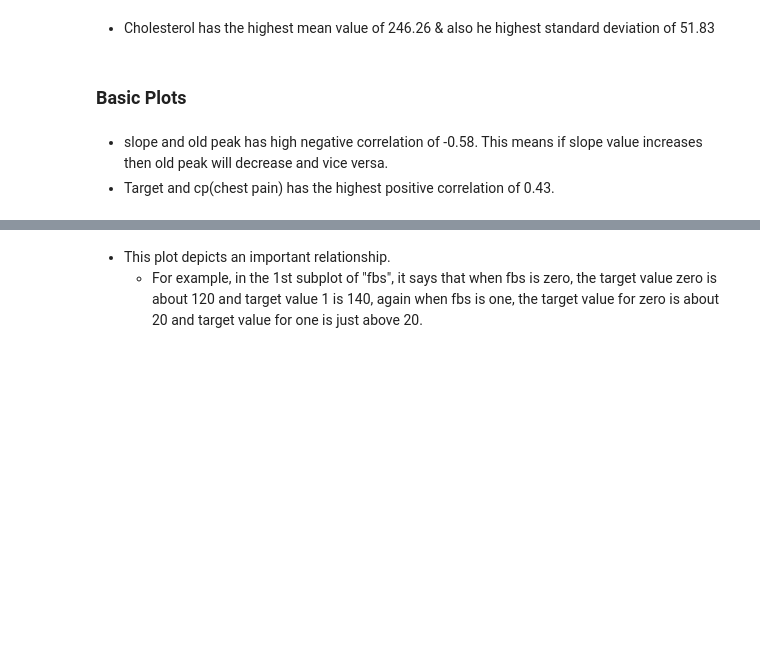
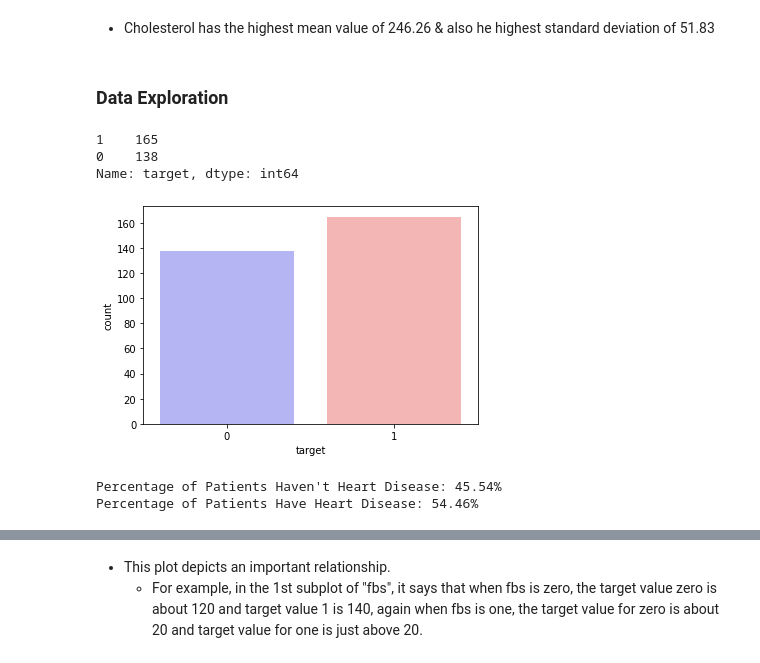
Before and after one commit to sueshow/Comp_Kaggle, a Jupyter notebook: Kaggle_SVM_Heart Disease UCI.ipynb, the cells around one changed output, grey strips where cells are left out. Cells and saved outputs as stored; diff of their text form; code cells hidden in the pictures; blank space fills up the shorter version.

```diff
--- a/Kaggle_SVM_Heart Disease UCI.ipynb
+++ b/Kaggle_SVM_Heart Disease UCI.ipynb
@@ -23,0 +41,3 @@ Unpacking objects: 100% (6/6), done.
+# %%
+df = pd.read_csv('/content/Kaggle/Content/Heart Disease UCI/heart.csv')
+df.head()
@@ -86,3 +68,0 @@ from sklearn.metrics import accuracy_score,confusion_matrix,roc_auc_score
-# %%
-df = pd.read_csv('https://drive.google.com/drive/folders/14pUuY7P4J3vvAyNF-I2ZwVGv5wk4TZep/heart.csv')
-df.head()
@@ -103,4 +129,2 @@ df.describe().T.style.bar(subset=['mean'], color='#205ff2')\
 # %% [markdown]
 * Cholesterol has the highest mean value of 246.26 & also he highest standard deviation of 51.83
-# %% [markdown]
-### Basic Plots
@@ -110,3 +131,21 @@ sns.heatmap(df.corr(), annot=True)
-# %% [markdown]
-* slope and old peak has high negative correlation of -0.58. This means if slope value increases then old peak will decrease and vice versa.
-* Target and cp(chest pain) has the highest positive correlation of 0.43.
+# %% [markdown]
+### Data Exploration
+# %%
+df.target.value_counts()
+# %% [output]
+1    165
+0    138
+Name: target, dtype: int64
+# %%
+sns.countplot(x='target', data=df, palette='bwr')
+plt.show()
+# %% [output]
+[figure, added]
+# %%
+countNoDisease = len(df[df.target==0])
+countHaveDisease = len(df[df.target==1])
+print("Percentage of Patients Haven't Heart Disease: {:.2f}%".format((countNoDisease / (len(df.target))*100)))
+print('Percentage of Patients Have Heart Disease: {:.2f}%'.format((countHaveDisease / (len(df.target))*100)))
+# %% [output]
+Percentage of Patients Haven't Heart Disease: 45.54%
+Percentage of Patients Have Heart Disease: 54.46%
```
Also changed, not shown: parts of 76 cells of this notebook, 2 other files.
